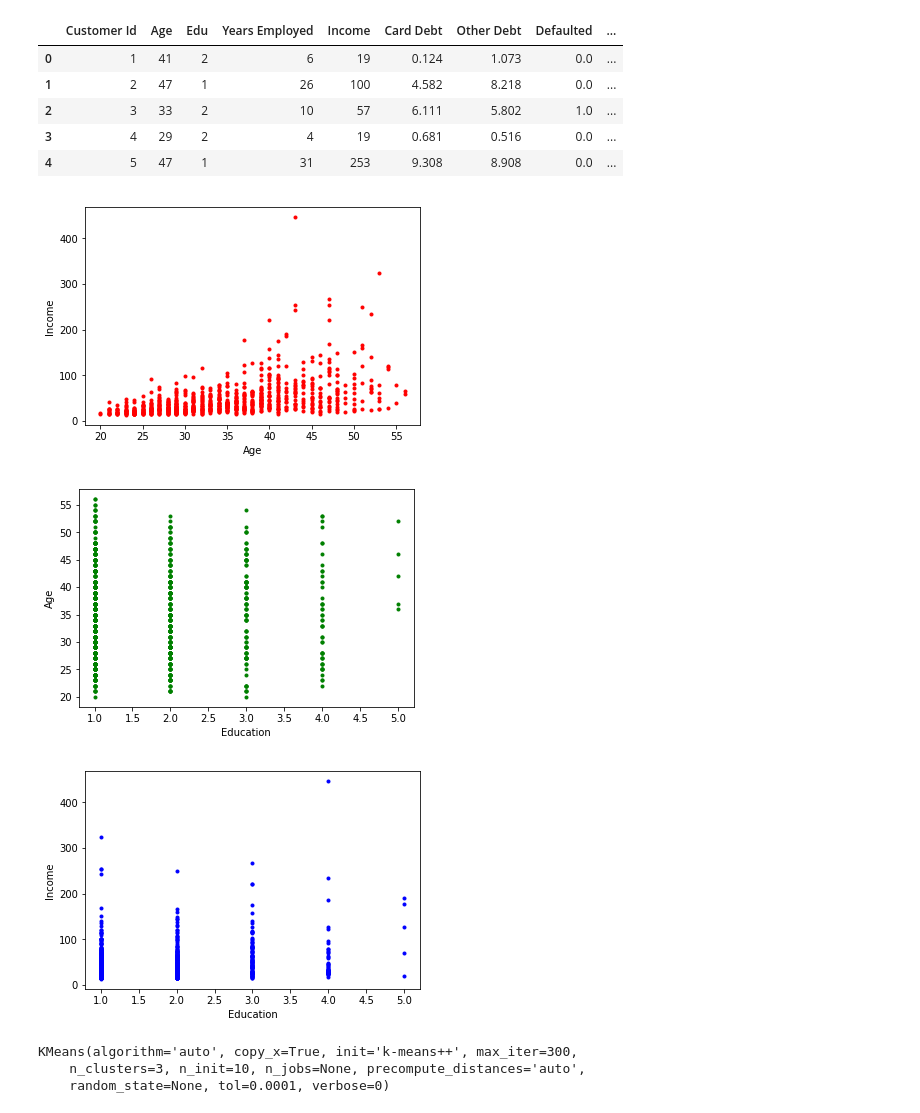
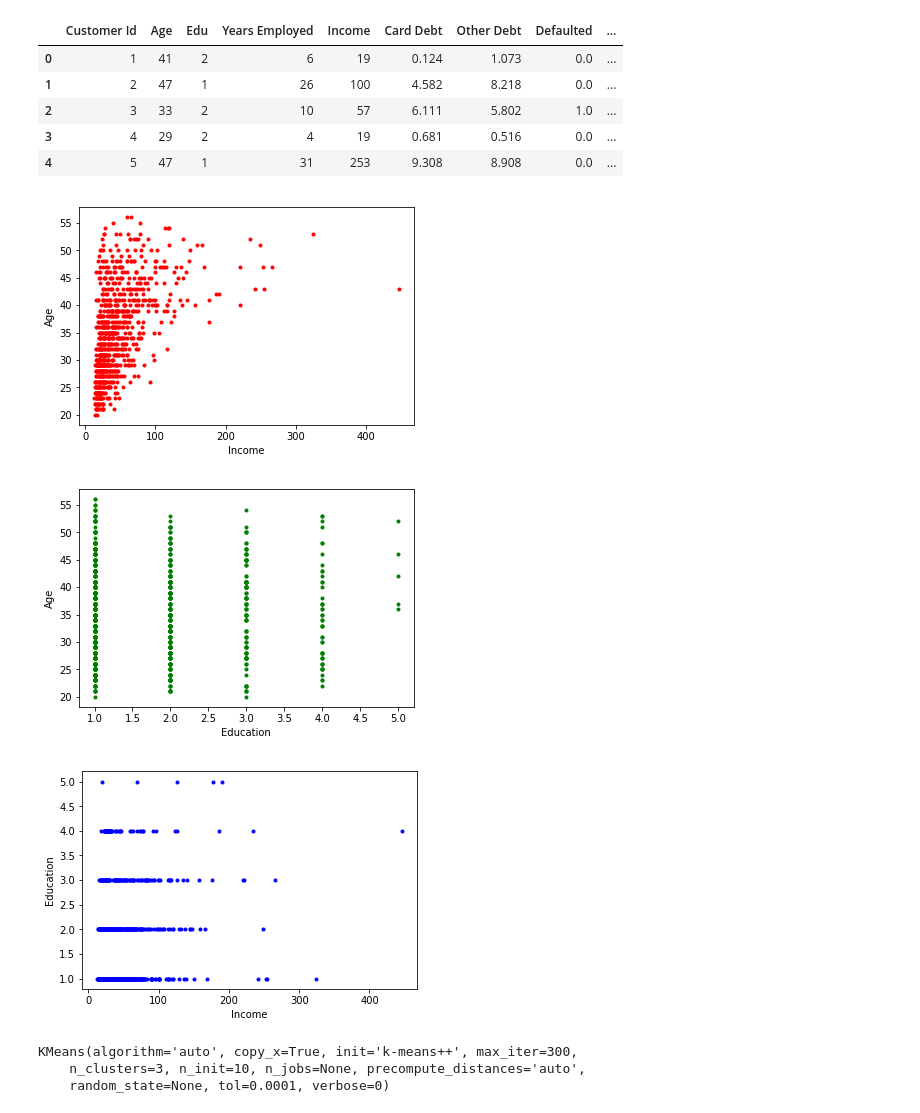
Before and after one commit to rohitgang/K-MeansClustering, a Jupyter notebook: KMeans_CustomerSegregation.ipynb, the cells around one changed output. Saved outputs shown, nothing was run; the diff lists cells and outputs as text; code cells hidden in the pictures.

```diff
--- a/KMeans_CustomerSegregation.ipynb
+++ b/KMeans_CustomerSegregation.ipynb
@@ -24,23 +24,23 @@ df.head()
 # %%
 import matplotlib.pyplot as plt
 %matplotlib inline
 
-plt.scatter( x= df[['Age']], y= df[['Income']], color = 'Red', marker = '.')
-plt.xlabel('Age')
-plt.ylabel('Income')
+plt.scatter( x= df[['Income']], y= df[['Age']], color = 'Red', marker = '.')
+plt.xlabel('Income')
+plt.ylabel('Age')
 plt.show()
 plt.scatter(x = df[['Edu']], y= df[['Age']], color= 'Green', marker= '.')
 plt.xlabel('Education')
 plt.ylabel('Age')
 plt.show()
-plt.scatter(x = df[['Edu']], y= df[['Income']], color= 'Blue', marker= '.')
-plt.xlabel('Education')
-plt.ylabel('Income')
+plt.scatter(x = df[['Income']], y= df[['Edu']], color= 'Blue', marker= '.')
+plt.xlabel('Income')
+plt.ylabel('Education')
 plt.show()
 # %% [output]
-[figure, old version]
+[figure, new version]
 [figure]
-[figure, old version]
+[figure, new version]
 # %%
 X = df.values[:, 1:]
 
```
